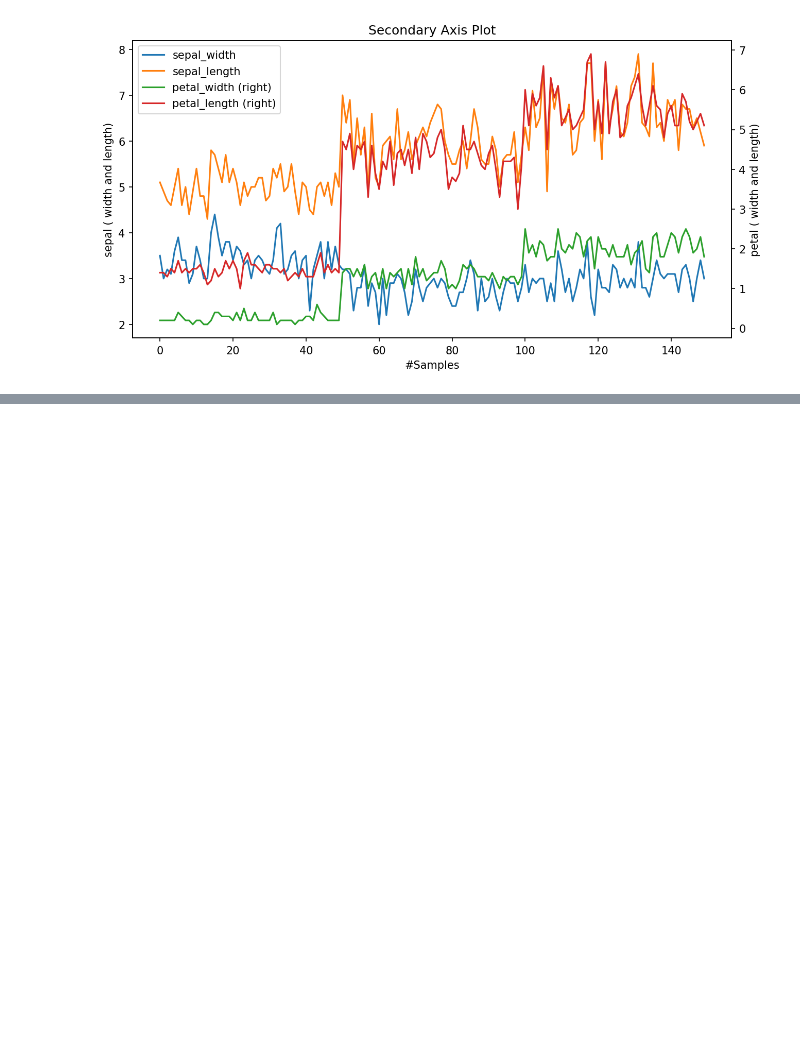
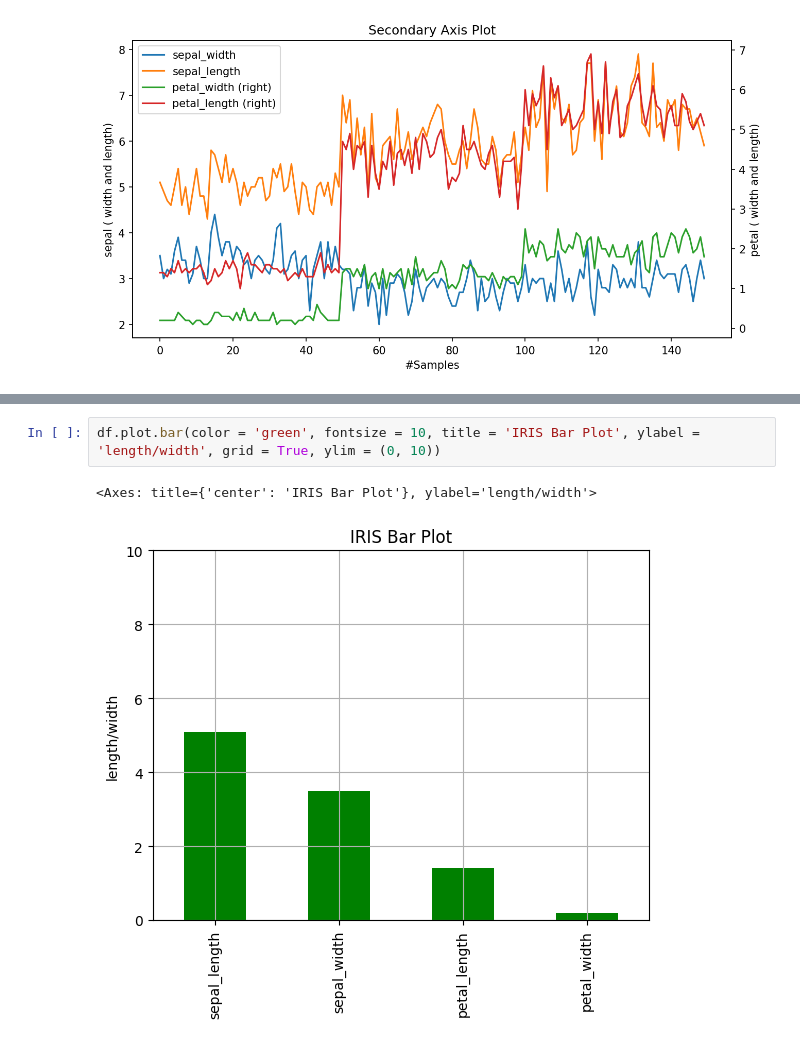
Before and after one commit to arashniroomand/MachineLearning, a Jupyter notebook: Practical_MasterClass/DataVisualization.ipynb, the cells around one changed output, grey strips where cells are left out. Cells and saved outputs as stored; diff of their text form; blank space fills up the shorter version.

```diff
--- a/Practical_MasterClass/DataVisualization.ipynb
+++ b/Practical_MasterClass/DataVisualization.ipynb
@@ -100,0 +121,5 @@ Text(0.5, 1.0, 'Secondary Axis Plot')
+# %%
+df.plot.bar(color = 'green', fontsize = 10, title = 'IRIS Bar Plot', ylabel = 'length/width', grid = True, ylim = (0, 10))
+# %% [output]
+<Axes: title={'center': 'IRIS Bar Plot'}, ylabel='length/width'>
+[figure, added]
```
Also changed, not shown: parts of 6 cells of this notebook.
